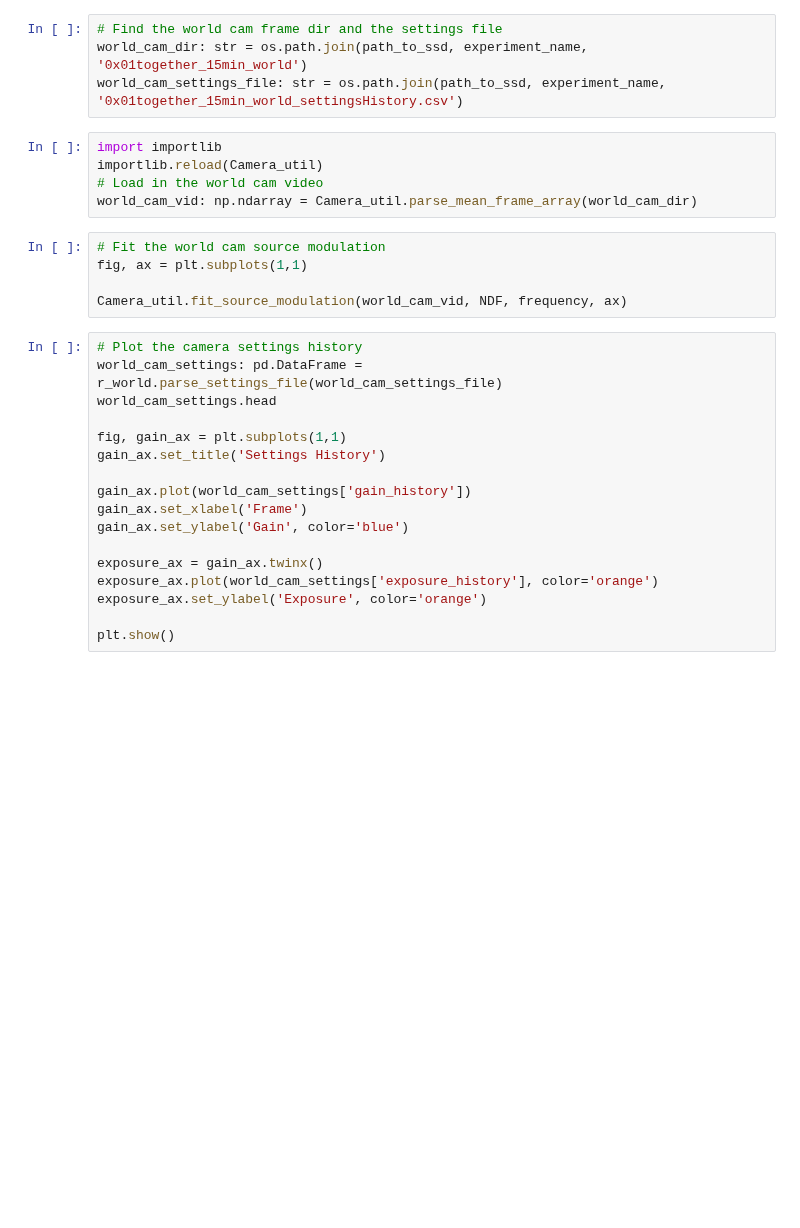
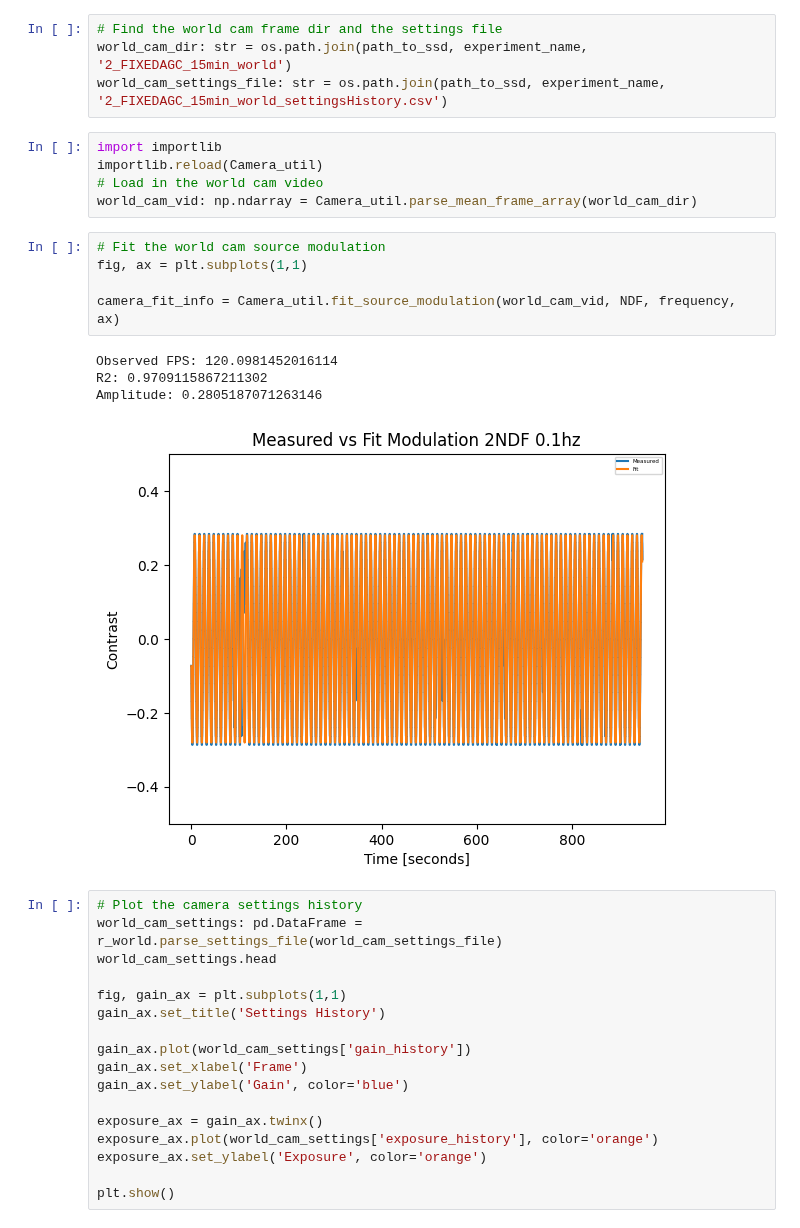
Before and after one commit to gkaguirrelab/combiExperiments, a Jupyter notebook: code/lightLogger/raspberry_pi_firmware/testing.ipynb, the cells around one changed output. Cells and saved outputs as stored; diff of their text form; blank space fills up the shorter version.

```diff
--- a/code/lightLogger/raspberry_pi_firmware/testing.ipynb
+++ b/code/lightLogger/raspberry_pi_firmware/testing.ipynb
@@ -43,7 +63,7 @@ fig, axes = plt.subplots(2,1)
 # %%
 # Find the world cam frame dir and the settings file
-world_cam_dir: str = os.path.join(path_to_ssd, experiment_name, '0x01together_15min_world')
-world_cam_settings_file: str = os.path.join(path_to_ssd, experiment_name, '0x01together_15min_world_settingsHistory.csv')
+world_cam_dir: str = os.path.join(path_to_ssd, experiment_name, '2_FIXEDAGC_15min_world')
+world_cam_settings_file: str = os.path.join(path_to_ssd, experiment_name, '2_FIXEDAGC_15min_world_settingsHistory.csv')
 # %%
 import importlib
 importlib.reload(Camera_util)
@@ -52,8 +72,13 @@ world_cam_vid: np.ndarray = Camera_util.parse_mean_frame_array(world_cam_dir)
 # %%
 # Fit the world cam source modulation
 fig, ax = plt.subplots(1,1)
 
-Camera_util.fit_source_modulation(world_cam_vid, NDF, frequency, ax)
+camera_fit_info = Camera_util.fit_source_modulation(world_cam_vid, NDF, frequency, ax)
+# %% [output]
+Observed FPS: 120.0981452016114
+R2: 0.9709115867211302
+Amplitude: 0.2805187071263146
+[figure, added]
 # %%
 # Plot the camera settings history
 world_cam_settings: pd.DataFrame = r_world.parse_settings_file(world_cam_settings_file)
```
Also changed, not shown: parts of 15 cells of this notebook, 4 other files.
